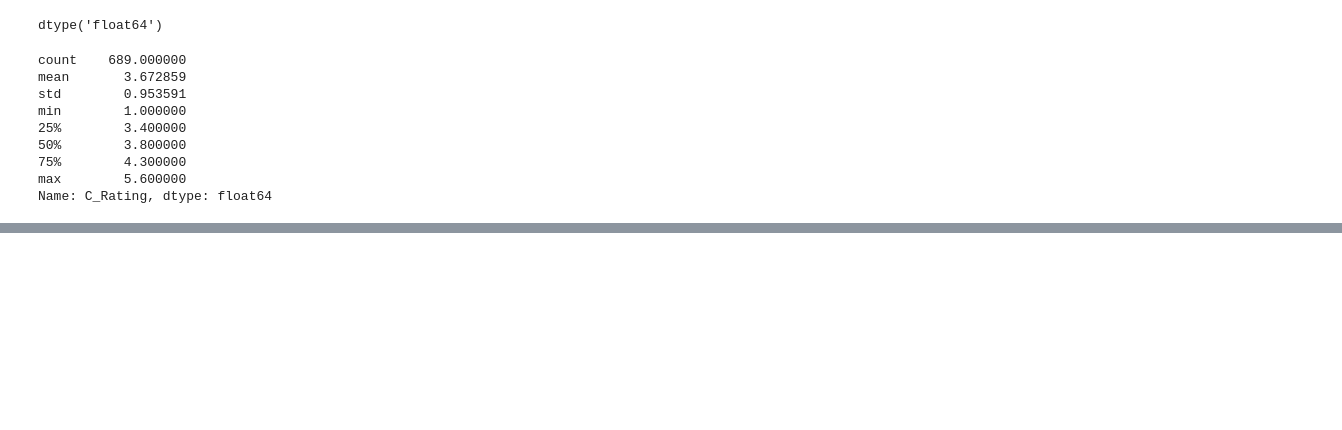
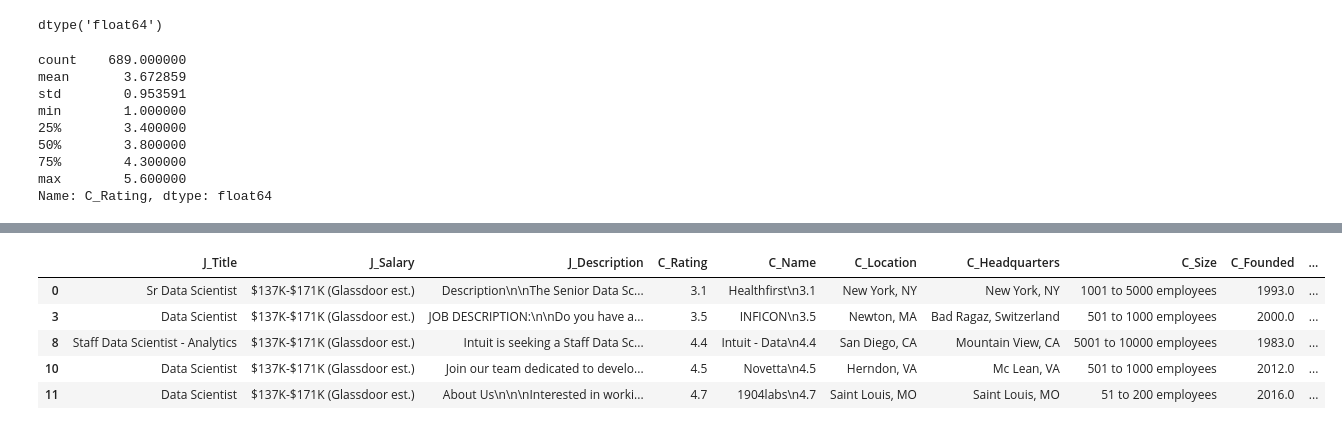
Before and after one commit to sagarbarge/Advanced-Database-Programming-using-Pandas, a Jupyter notebook: Sagar_Advanced Database Programming using Pandas.ipynb, the cells around one changed output, grey strips where cells are left out. Saved outputs shown, nothing was run; the diff lists cells and outputs as text; code cells hidden in the pictures; blank space fills up the shorter version.

```diff
--- a/Sagar_Advanced Database Programming using Pandas.ipynb
+++ b/Sagar_Advanced Database Programming using Pandas.ipynb
@@ -259,0 +332,2 @@ Name: C_Rating, dtype: float64
+# %%
+cols = df.columns
@@ -259,0 +342,4 @@ Name: C_Rating, dtype: float64
+# %%
+# Function to remove values given >> -1,'-1'
+for i in cols:
+    df.loc[df[i].isin([-1,'-1']), i]=np.NaN
@@ -259,0 +368,2 @@ Name: C_Rating, dtype: float64
+# %%
+df.dropna(axis=0, inplace=True)
@@ -259,0 +393,9 @@ Name: C_Rating, dtype: float64
+# %%
+df.head()
+# %% [output]
+|  | J_Title | J_Salary | J_Description | C_Rating | C_Name | C_Location | C_Headquarters | C_Size | C_Founded | ... |
+| 0 | Sr Data Scientist | $137K-$171K (Glassdoor est.) | Description\n\nThe Senior Data Sc... | 3.1 | Healthfirst\n3.1 | New York, NY | New York, NY | 1001 to 5000 employees | 1993.0 | ... |
+| 3 | Data Scientist | $137K-$171K (Glassdoor est.) | JOB DESCRIPTION:\n\nDo you have a... | 3.5 | INFICON\n3.5 | Newton, MA | Bad Ragaz, Switzerland | 501 to 1000 employees | 2000.0 | ... |
+| 8 | Staff Data Scientist - Analytics | $137K-$171K (Glassdoor est.) | Intuit is seeking a Staff Data Sc... | 4.4 | Intuit - Data\n4.4 | San Diego, CA | Mountain View, CA | 5001 to 10000 employees | 1983.0 | ... |
+| 10 | Data Scientist | $137K-$171K (Glassdoor est.) | Join our team dedicated to develo... | 4.5 | Novetta\n4.5 | Herndon, VA | Mc Lean, VA | 501 to 1000 employees | 2012.0 | ... |
+| 11 | Data Scientist | $137K-$171K (Glassdoor est.) | About Us\n\n\nInterested in worki... | 4.7 | 1904labs\n4.7 | Saint Louis, MO | Saint Louis, MO | 51 to 200 employees | 2016.0 | ... |
```
Also changed, not shown: parts of 36 cells of this notebook.
